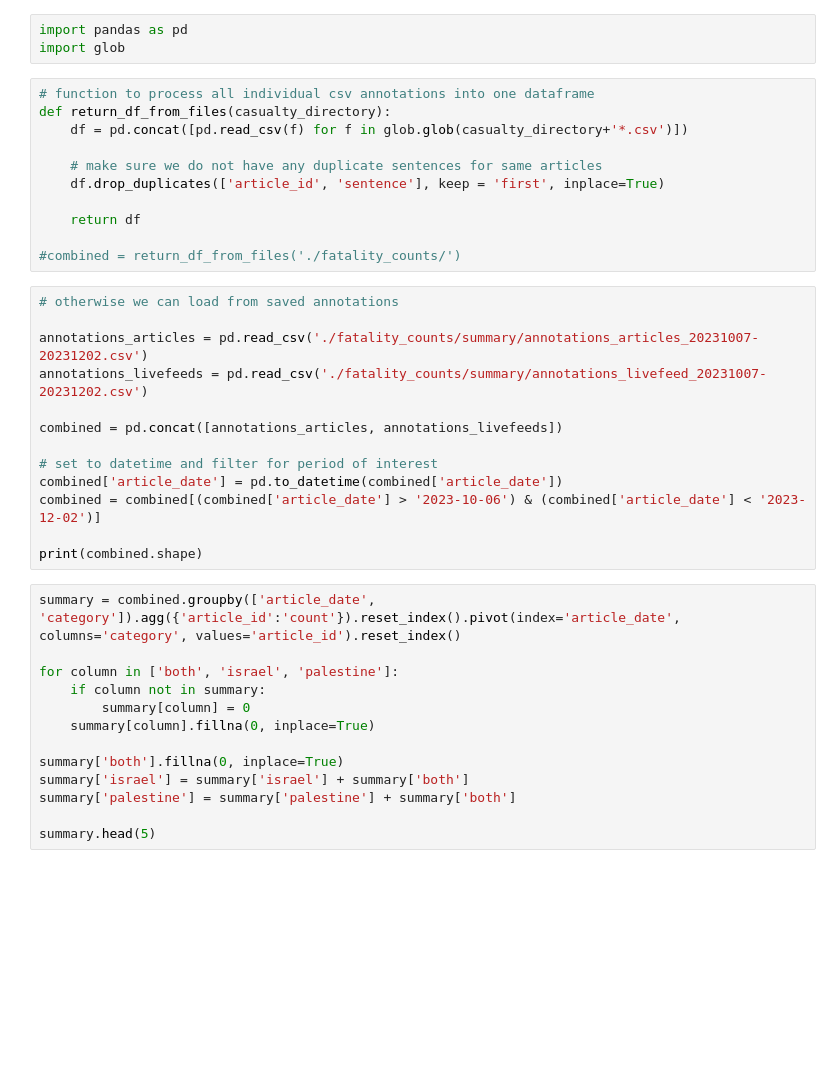
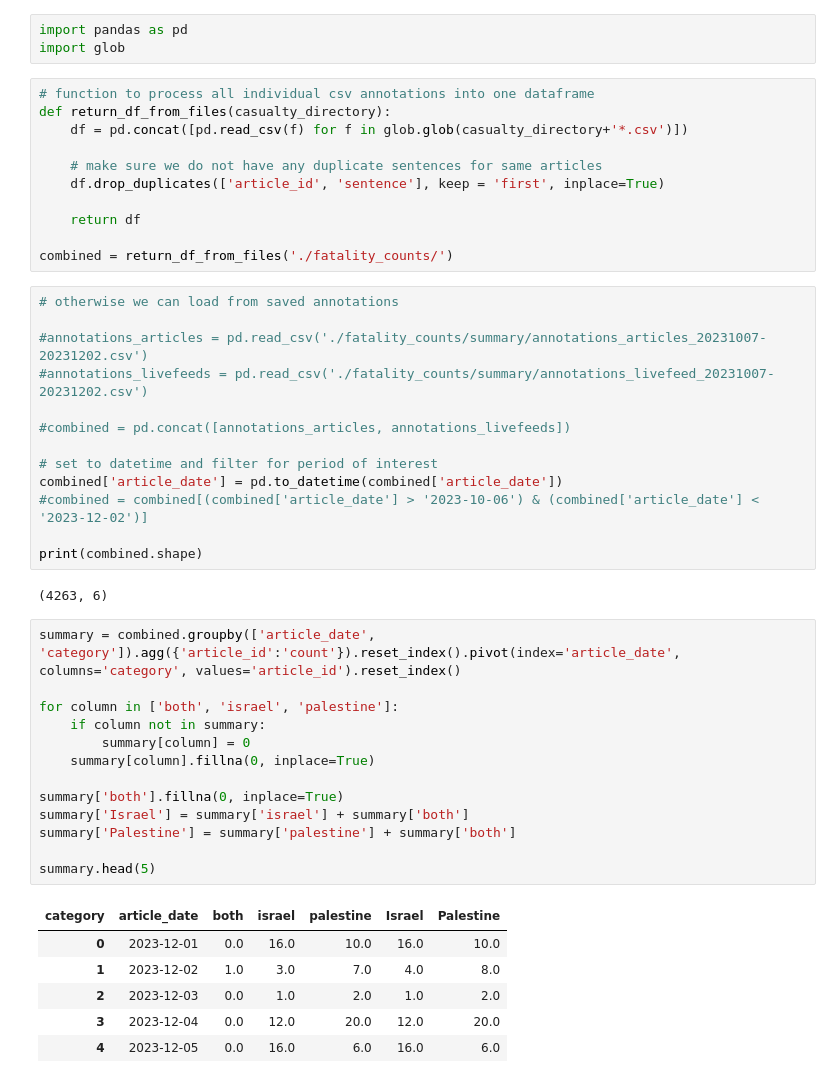
Before and after one commit to liet-git/bbc-bias, a Jupyter notebook: nlp/plot_mentions.ipynb, the cells around one changed output. Saved outputs shown, nothing was run; the diff lists cells and outputs as text; blank space fills up the shorter version.

```diff
--- a/nlp/plot_mentions.ipynb
+++ b/nlp/plot_mentions.ipynb
@@ -11,31 +11,40 @@ def return_df_from_files(casualty_directory):
 
     return df
 
-#combined = return_df_from_files('./fatality_counts/')
+combined = return_df_from_files('./fatality_counts/')
 # %%
 # otherwise we can load from saved annotations
 
-annotations_articles = pd.read_csv('./fatality_counts/summary/annotations_articles_20231007-20231202.csv')
-annotations_livefeeds = pd.read_csv('./fatality_counts/summary/annotations_livefeed_20231007-20231202.csv')
+#annotations_articles = pd.read_csv('./fatality_counts/summary/annotations_articles_20231007-20231202.csv')
+#annotations_livefeeds = pd.read_csv('./fatality_counts/summary/annotations_livefeed_20231007-20231202.csv')
 
-combined = pd.concat([annotations_articles, annotations_livefeeds])
+#combined = pd.concat([annotations_articles, annotations_livefeeds])
 
 # set to datetime and filter for period of interest
 combined['article_date'] = pd.to_datetime(combined['article_date'])
-combined = combined[(combined['article_date'] > '2023-10-06') & (combined['article_date'] < '2023-12-02')]
+#combined = combined[(combined['article_date'] > '2023-10-06') & (combined['article_date'] < '2023-12-02')]
 
 print(combined.shape)
+# %% [output]
+(4263, 6)
 # %%
 summary = combined.groupby(['article_date', 'category']).agg({'article_id':'count'}).reset_index().pivot(index='article_date', columns='category', values='article_id').reset_index()
 
 for column in ['both', 'israel', 'palestine']:
     if column not in summary:
         summary[column] = 0
     summary[column].fillna(0, inplace=True)
 
 summary['both'].fillna(0, inplace=True)
-summary['israel'] = summary['israel'] + summary['both']
-summary['palestine'] = summary['palestine'] + summary['both']
+summary['Israel'] = summary['israel'] + summary['both']
+summary['Palestine'] = summary['palestine'] + summary['both']
 
 summary.head(5)
+# %% [output]
+| category | article_date | both | israel | palestine | Israel | Palestine |
+| 0 | 2023-12-01 | 0.0 | 16.0 | 10.0 | 16.0 | 10.0 |
+| 1 | 2023-12-02 | 1.0 | 3.0 | 7.0 | 4.0 | 8.0 |
+| 2 | 2023-12-03 | 0.0 | 1.0 | 2.0 | 1.0 | 2.0 |
+| 3 | 2023-12-04 | 0.0 | 12.0 | 20.0 | 12.0 | 20.0 |
+| 4 | 2023-12-05 | 0.0 | 16.0 | 6.0 | 16.0 | 6.0 |
 # %%
```
Also changed, not shown: parts of 2 cells of this notebook.
